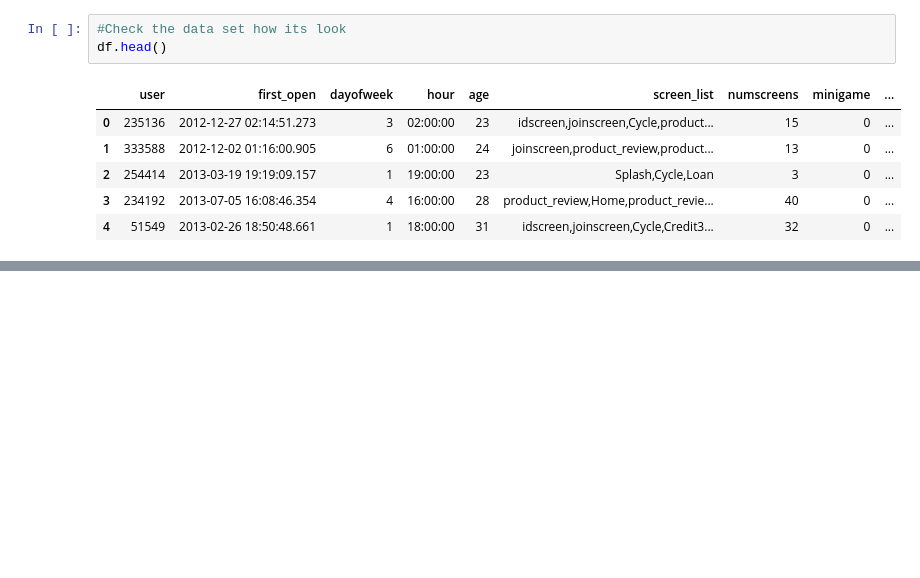
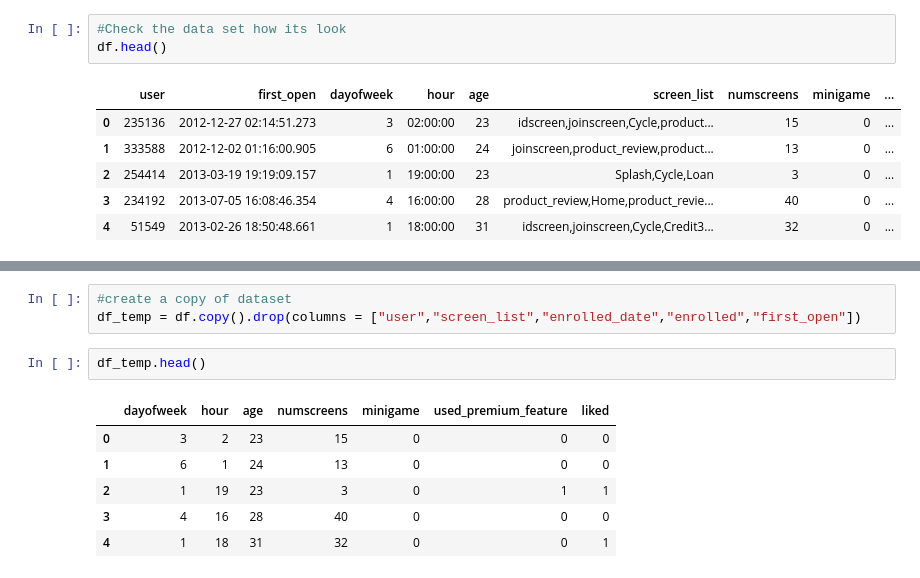
Before and after one commit to saimaharana4/ML_DL_Project, a Jupyter notebook: app-usage-analysis-churn-rate.ipynb, the cells around one changed output, grey strips where cells are left out. Saved outputs shown, nothing was run; the diff lists cells and outputs as text; blank space fills up the shorter version.

```diff
--- a/app-usage-analysis-churn-rate.ipynb
+++ b/app-usage-analysis-churn-rate.ipynb
@@ -54,0 +67,12 @@ df.head()
+# %%
+#create a copy of dataset
+df_temp = df.copy().drop(columns = ["user","screen_list","enrolled_date","enrolled","first_open"])
+# %%
+df_temp.head()
+# %% [output]
+|  | dayofweek | hour | age | numscreens | minigame | used_premium_feature | liked |
+| 0 | 3 | 2 | 23 | 15 | 0 | 0 | 0 |
+| 1 | 6 | 1 | 24 | 13 | 0 | 0 | 0 |
+| 2 | 1 | 19 | 23 | 3 | 0 | 1 | 1 |
+| 3 | 4 | 16 | 28 | 40 | 0 | 0 | 0 |
+| 4 | 1 | 18 | 31 | 32 | 0 | 0 | 1 |
```
Also changed, not shown: parts of 3 cells of this notebook.
